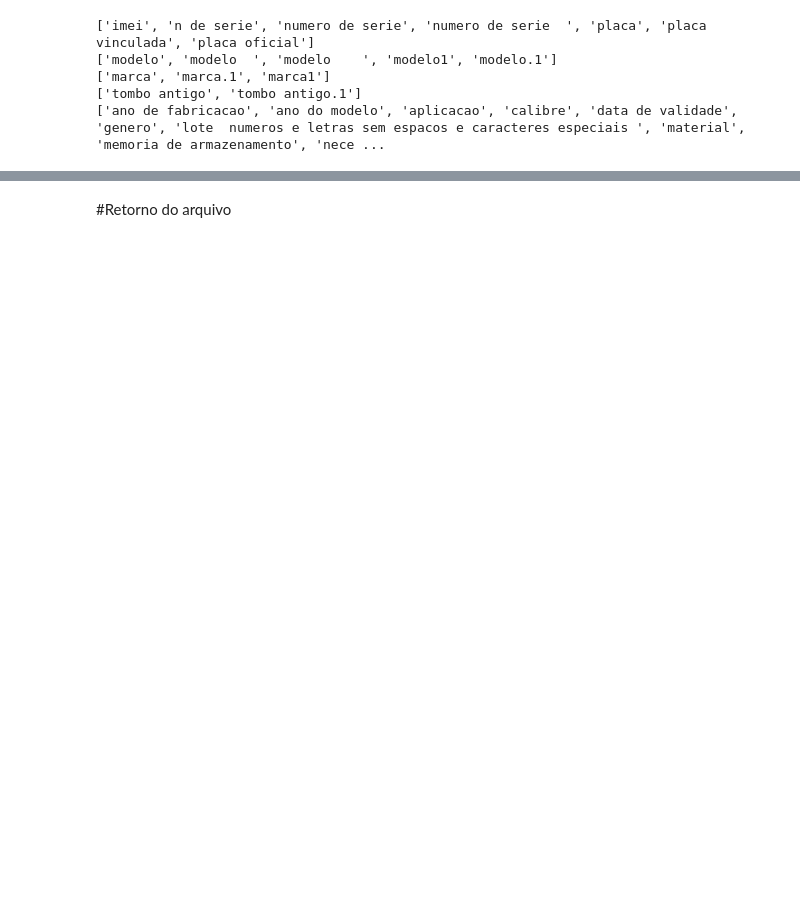
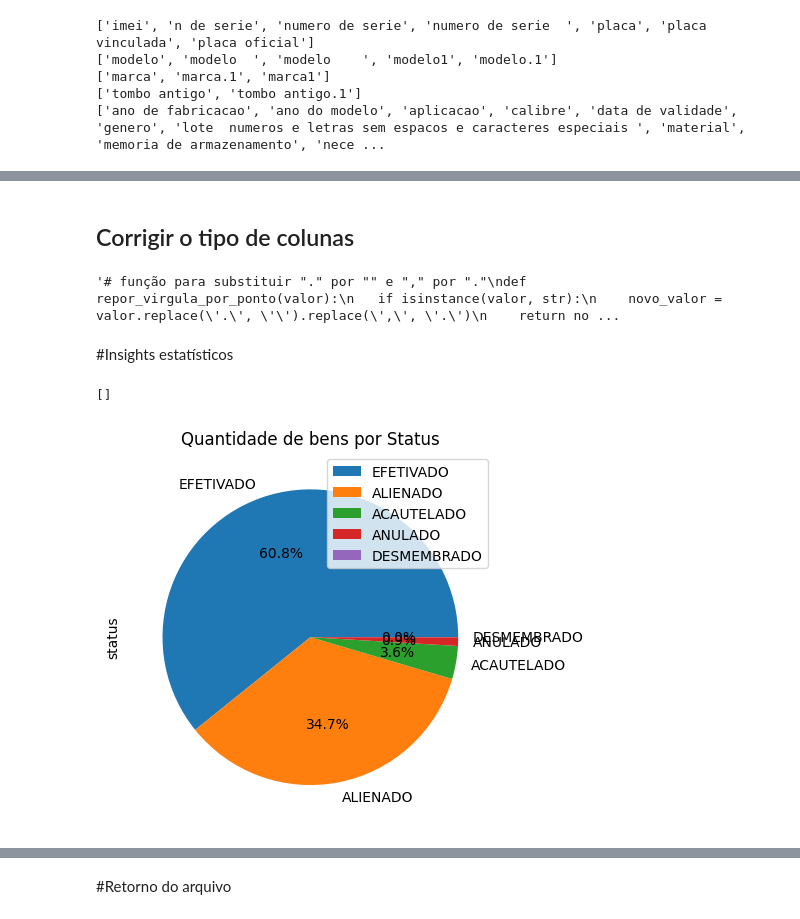
Before and after one commit to Mateus-cpa/tratamento_de_relatorio_elog_pf, a Jupyter notebook: Tratamento_de_relatório_geral_do_elog.ipynb, the cells around one changed output, grey strips where cells are left out. Saved outputs shown, nothing was run; the diff lists cells and outputs as text; code cells hidden in the pictures; blank space fills up the shorter version.

Commit message:
Versão funcional. Algumas funcionalidades ficaram gravadas como comentário até corrigir. Necessita mais testes com outras fontes

```diff
--- a/Tratamento_de_relatório_geral_do_elog.ipynb
+++ b/Tratamento_de_relatório_geral_do_elog.ipynb
@@ -24,4 +79,5 @@ Saving lista_bens-DITEC.xlsx to lista_bens-DITEC.xlsx
 # %%
 #configurar num tombamento como índice
 base_elog = df.copy()
-base_elog.set_index('num tombamento', inplace=True)
+base_elog['index'] = base_elog['num tombamento']
+base_elog.set_index('index')
@@ -267,0 +368,6 @@ Index(['unidade responsavel material', 'codigo', 'grupo de material',
+# %%
+#trazer o tombo novo para a 1ª coluna (para o PROCV do excel)
+
+base_elog = base_elog.reindex(columns=['num tombamento'] + [col for col in base_elog.columns if col != 'num tombamento'])
+
+base_elog.columns
@@ -267,0 +390,52 @@ Index(['unidade responsavel material', 'codigo', 'grupo de material',
+# %% [markdown]
+## Corrigir o tipo de colunas
+# %%
+#transformar colunas em Object
+base_elog[['codigo', 'codigo material']] = base_elog[['codigo', 'codigo material']].astype(str)
+# %%
+"""# função para substituir "." por "" e "," por "."
+def repor_virgula_por_ponto(valor):
+   if isinstance(valor, str):
+    novo_valor = valor.replace('.', '').replace(',', '.')
+    return novo_valor
+   else:
+    return valor
+
+
+# Aplicar a função repor_virgula_por_ponto() a todas as colunas do DataFrame
+
+base_elog['valor'].apply(repor_virgula_por_ponto)
+base_elog['valor entrada'].apply(repor_virgula_por_ponto)
+base_elog['valor acumulado'].apply(repor_virgula_por_ponto)
+base_elog['valor depreciacao acumulada'].apply(repor_virgula_por_ponto)
+base_elog['vida util'].apply(repor_virgula_por_ponto)
+base_elog['vida util base depreciacao'].apply(repor_virgula_por_ponto)
+
+# Alterar texto para número decimal
+base_elog[['valor','valor entrada','valor acumulado',
+           'valor depreciacao acumulada', 'vida util',
+           'vida util base depreciacao']] = base_elog[['valor','valor entrada',
+                                                       'valor acumulado','valor depreciacao acumulada',
+                                                       'vida util', 'vida util base depreciacao']].astype(float)
+
+
+base_elog[['valor','valor entrada','valor acumulado','valor depreciacao acumulada',
+           'data ultimo ajuste',
+           'vida util',
+           'vida util base depreciacao']].dtypes"""
+# %% [output]
+'# função para substituir "." por "" e "," por "."\ndef repor_virgula_por_ponto(valor):\n   if isinstance(valor, str):\n    novo_valor = valor.replace(\'.\', \'\').replace(\',\', \'.\')\n    return no ...
+# %% [markdown]
+#Insights estatísticos
+# %%
+bens_por_status = base_elog.groupby('status')['status'].count().sort_values(ascending=False)
+grafico_ativos = bens_por_status.plot(kind='pie', title = 'Quantidade de bens por Status',
+                     legend = True,
+                     #labels = None
+                      autopct='%1.1f%%'
+                     )
+grafico_ativos.legend(loc="upper right")
+grafico_ativos.plot()
+# %% [output]
+[]
+[figure, added]
```
Also changed, not shown: parts of 30 cells of this notebook.
